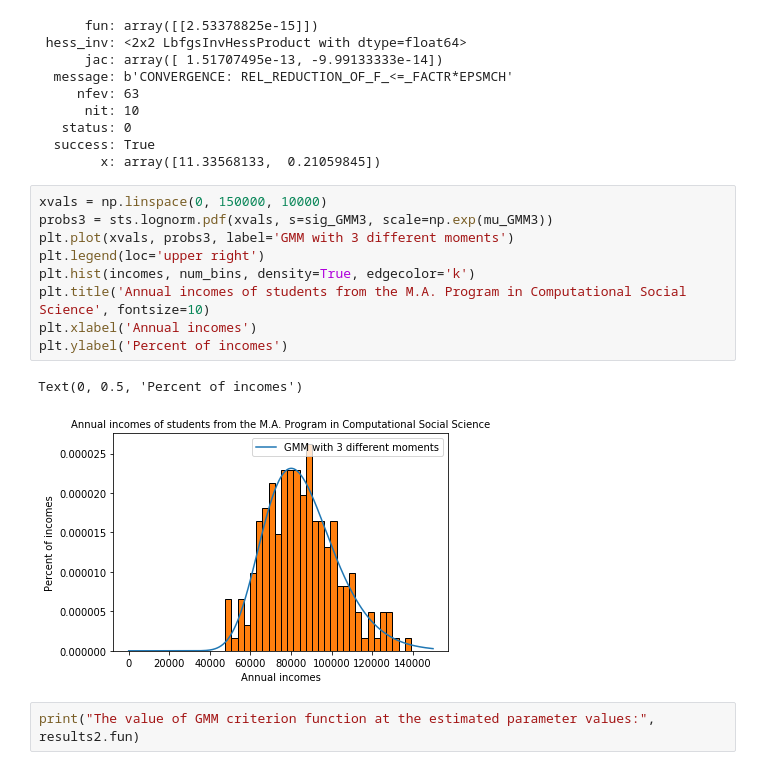
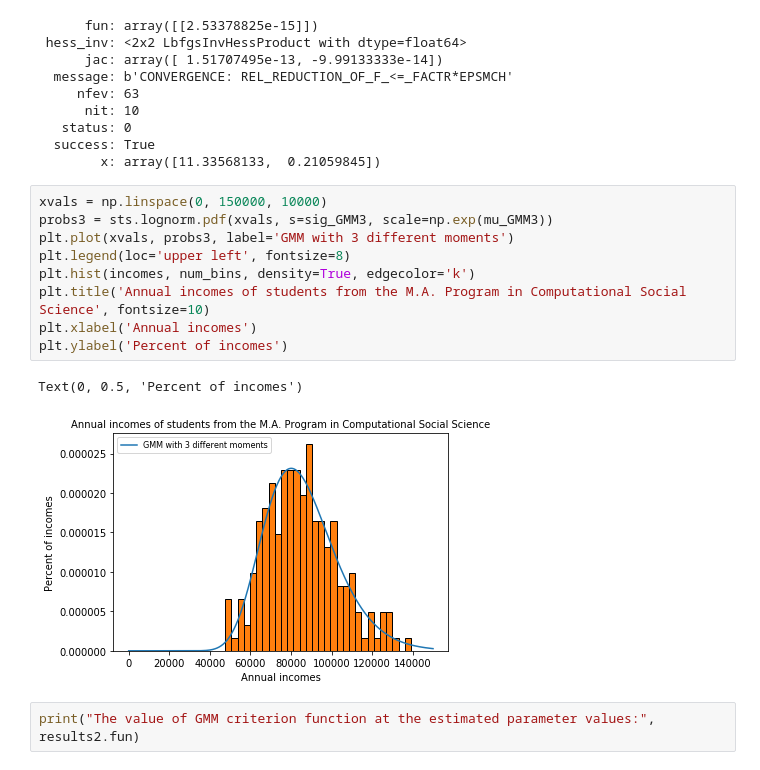
Before and after one commit to RuoyunTan/persp-model-econ_w20, a Jupyter notebook: ProblemSets/PS5/PS5_RuoyunTan.ipynb, the cells around one changed output. Drawn from its saved outputs; the diff is of its cells as text.

```diff
--- a/ProblemSets/PS5/PS5_RuoyunTan.ipynb
+++ b/ProblemSets/PS5/PS5_RuoyunTan.ipynb
@@ -239,15 +238,15 @@ mu_GMM3 = 11.336910398126385  sig_GMM3 = 0.21302706281885134
 # %%
 xvals = np.linspace(0, 150000, 10000)
 probs3 = sts.lognorm.pdf(xvals, s=sig_GMM3, scale=np.exp(mu_GMM3))
 plt.plot(xvals, probs3, label='GMM with 3 different moments')
-plt.legend(loc='upper right')
+plt.legend(loc='upper left', fontsize=8)
 plt.hist(incomes, num_bins, density=True, edgecolor='k')
 plt.title('Annual incomes of students from the M.A. Program in Computational Social Science', fontsize=10)
 plt.xlabel('Annual incomes')
 plt.ylabel('Percent of incomes')
 # %% [output]
 Text(0, 0.5, 'Percent of incomes')
-[figure, old version]
+[figure, new version]
 # %%
 print("The value of GMM criterion function at the estimated parameter values:", results2.fun)
 # %% [output]
```
Also changed, not shown: parts of 4 cells of this notebook.
